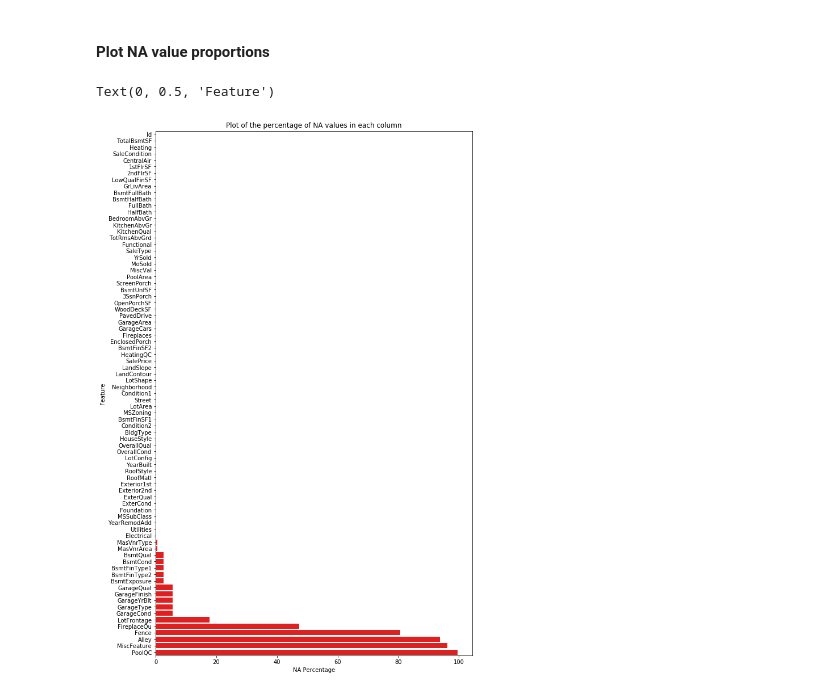
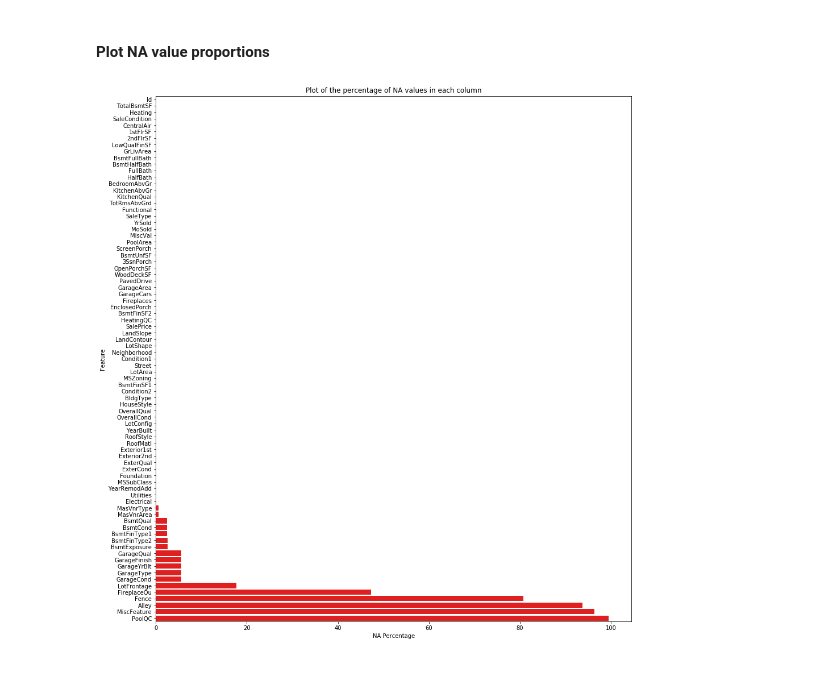
Before and after one commit to josh-stewart96/incoherent-rabble, a Jupyter notebook: Kaggle/House Prices/House_Prices.ipynb, the cells around one changed output. Drawn from its saved outputs; the diff is of its cells as text; code cells hidden in the pictures.

```diff
--- a/Kaggle/House Prices/House_Prices.ipynb
+++ b/Kaggle/House Prices/House_Prices.ipynb
@@ -62,18 +67,7 @@ train_ds.describe()
 | max | 1460.000000 | 190.000000 | 313.000000 | 215245.000000 | 10.000000 | 9.000000 | 2010.000000 | 2010.000000 | ... |
 # %% [markdown]
 #### Plot NA value proportions
-# %%
-num_nulls = train_ds.isna().sum()
-
-nulls_pct = pd.DataFrame({'NA_pct': [(x / 1460) * 100 for x in num_nulls], 'colnames': train_ds.columns.values})
-nulls_pct.sort_values(by='NA_pct', inplace=True)
-
-ax, fig = plt.subplots(figsize=(10,17))
-
-sns.barplot(data=nulls_pct, x='NA_pct', y='colnames', color='red')
-plt.title("Plot of the percentage of NA values in each column")
-plt.xlabel("NA Percentage")
-plt.ylabel("Feature")
-# %% [output]
-Text(0, 0.5, 'Feature')
-[figure, removed]
+# %%
+plotNAs(data=train_ds, figsize=(15,17))
+# %% [output]
+[figure, added]
```
Also changed, not shown: parts of 2 cells of this notebook, 2 other files.
